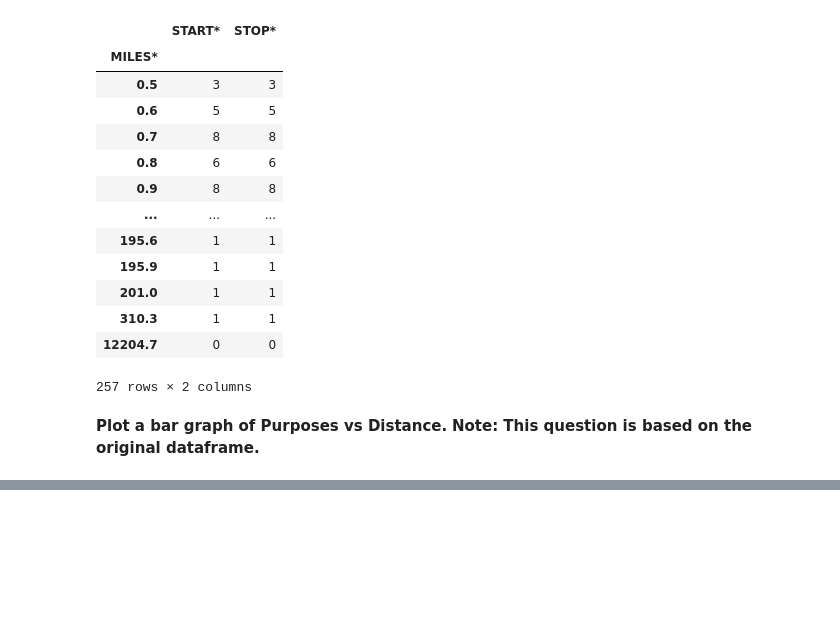
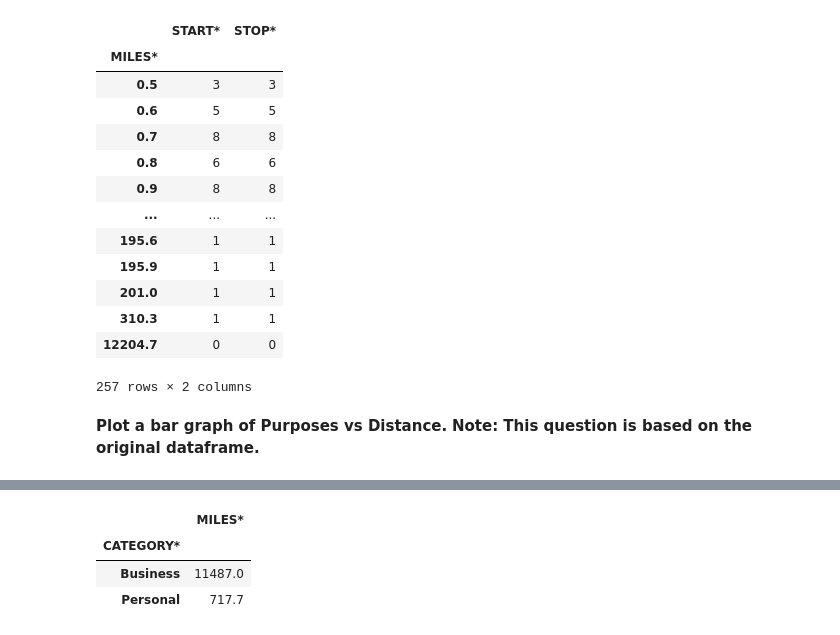
Before and after one commit to Hugox96/Uber_An-lise, a Jupyter notebook: Uber.ipynb, the cells around one changed output, grey strips where cells are left out. Cells and saved outputs as stored; diff of their text form; code cells hidden in the pictures; blank space fills up the shorter version.

```diff
--- a/Uber.ipynb
+++ b/Uber.ipynb
@@ -323,0 +338,8 @@ graph_distance.plot(kind='bar')
+# %%
+df = uber_data.groupby(['CATEGORY*']).sum()
+df
+# %% [output]
+|  | MILES* |
+| CATEGORY* |  |
+| Business | 11487.0 |
+| Personal | 717.7 |
```
Also changed, not shown: parts of 6 cells of this notebook.
